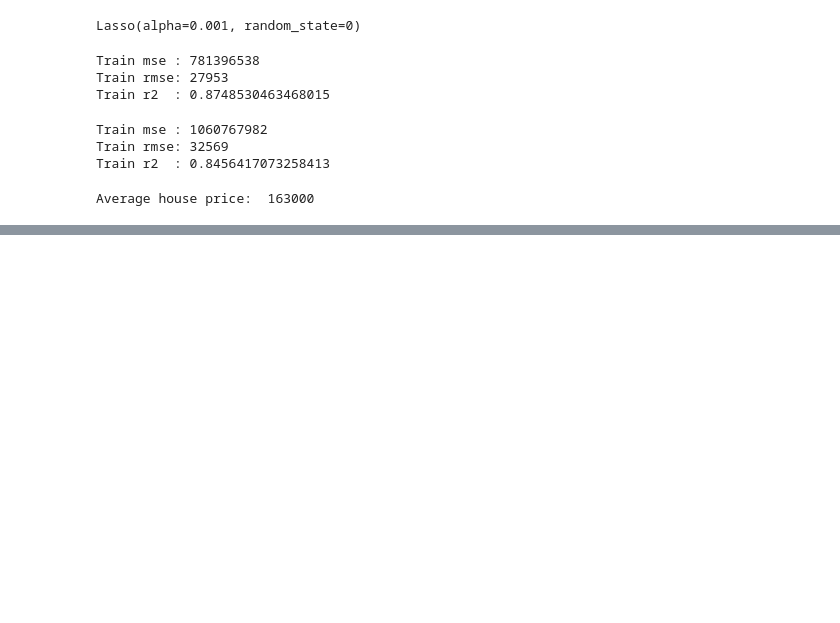
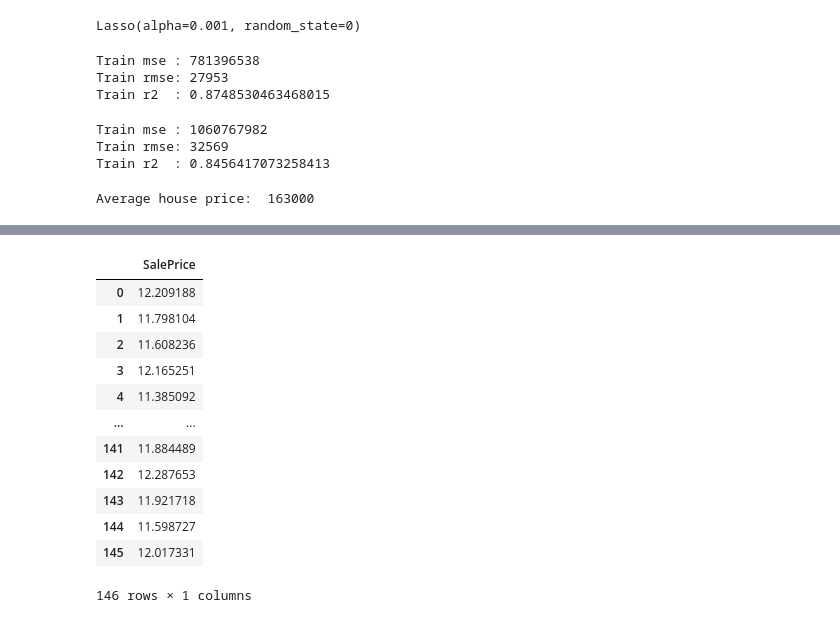
Before and after one commit to notes7239/binance-official-api-docs, a Jupyter notebook: house-price-model-training.ipynb, the cells around one changed output, grey strips where cells are left out. Saved outputs shown, nothing was run; the diff lists cells and outputs as text; code cells hidden in the pictures; blank space fills up the shorter version.

```diff
--- a/house-price-model-training.ipynb
+++ b/house-price-model-training.ipynb
@@ -130,0 +139,16 @@ Average house price:  163000
+# %%
+y_test.reset_index(drop=True)
+# %% [output]
+|  | SalePrice |
+| 0 | 12.209188 |
+| 1 | 11.798104 |
+| 2 | 11.608236 |
+| 3 | 12.165251 |
+| 4 | 11.385092 |
+| ... | ... |
+| 141 | 11.884489 |
+| 142 | 12.287653 |
+| 143 | 11.921718 |
+| 144 | 11.598727 |
+| 145 | 12.017331 |
+146 rows × 1 columns
```
Also changed, not shown: parts of 4 cells of this notebook.
